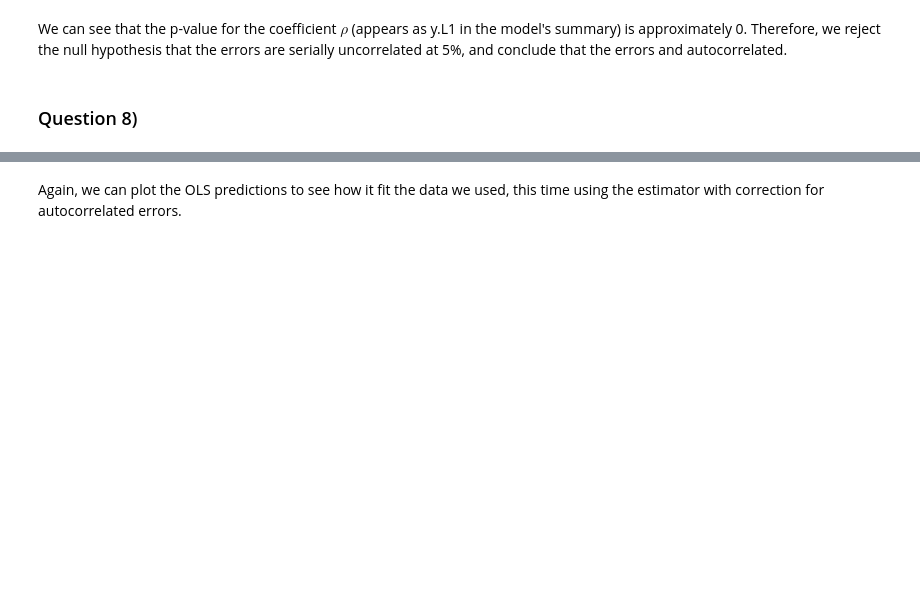
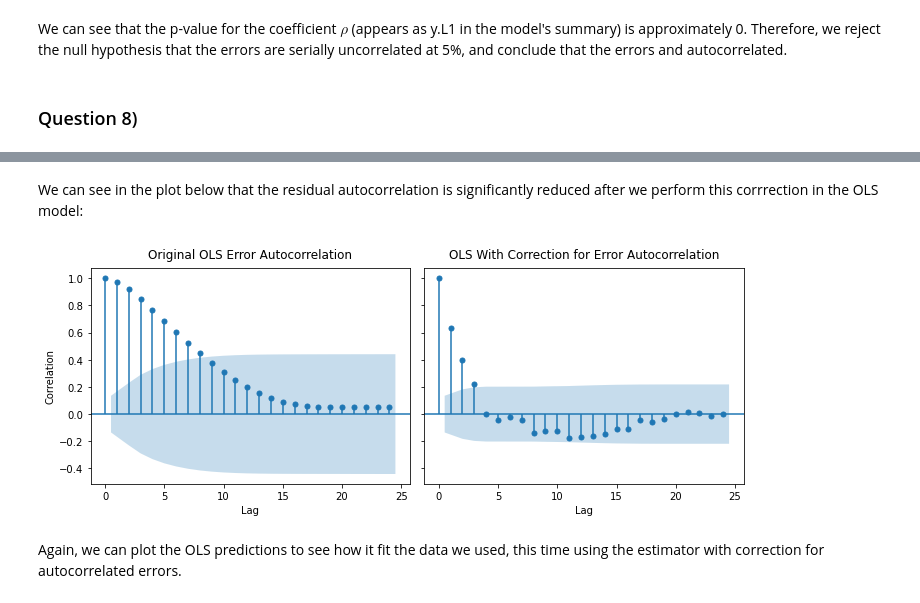
Before and after one commit to lucasbarretto/MODS202, a Jupyter notebook: Projet2/Projet2.ipynb, the cells around one changed output, grey strips where cells are left out. Saved outputs shown, nothing was run; the diff lists cells and outputs as text; code cells hidden in the pictures; blank space fills up the shorter version.

```diff
--- a/Projet2/Projet2.ipynb
+++ b/Projet2/Projet2.ipynb
@@ -150,7 +152,8 @@ We can build this using the OLS model from the statsmodels package.
 # %%
 from statsmodels.api import OLS
 
-y = df['Unemp'][1:]
+unemp = df['Unemp'][1:]
+y = unemp
 const = np.ones(y.shape)
 X = np.column_stack((const, inf))
 
@@ -259,11 +262,11 @@ $$
 
 Where $\tilde{y_t} = y_t - \rho y_{t-1}$ and $\tilde{x_t} = x_t - \rho x_{t-1}$.
 # %%
-# obtain the rho value for the residuals AR(1) model
+# obtain the rho value for the residuals of the AR(1) model
 rho = residuals_ar_results.params[1]
 
 # create y_hat variable
-y = df['Unemp'][1:].to_numpy()
+y = unemp.to_numpy()
 y_t1 = y[1:]
 y_t0 = y[:-1]
 
@@ -300,6 +303,21 @@ Covariance Type:            nonrobust
 
 Warnings:
 [1] Standard Errors assume that the covariance matrix of the errors is correctly specified.
+# %% [markdown]
+We can see in the plot below that the residual autocorrelation is significantly reduced after we perform this corrrection in the OLS model:
+# %%
+fig, ax = plt.subplots(1,2, sharey=True, figsize=(10,4))
+plot_acf(residuals, ax=ax[0])
+plot_acf(phillips_correction_results.resid, ax=ax[1])
+ax[0].set_title('Original OLS Error Autocorrelation', pad=10)
+ax[1].set_title('OLS With Correction for Error Autocorrelation', pad=10)
+ax[0].set_ylabel('Correlation')
+ax[0].set_xlabel('Lag')
+ax[1].set_xlabel('Lag')
+plt.tight_layout()
+plt.show()
+# %% [output]
+[figure, added]
 # %% [markdown]
 Again, we can plot the OLS predictions to see how it fit the data we used, this time using the estimator with correction for autocorrelated errors.
 # %%
```
Also changed, not shown: parts of 35 cells of this notebook.
